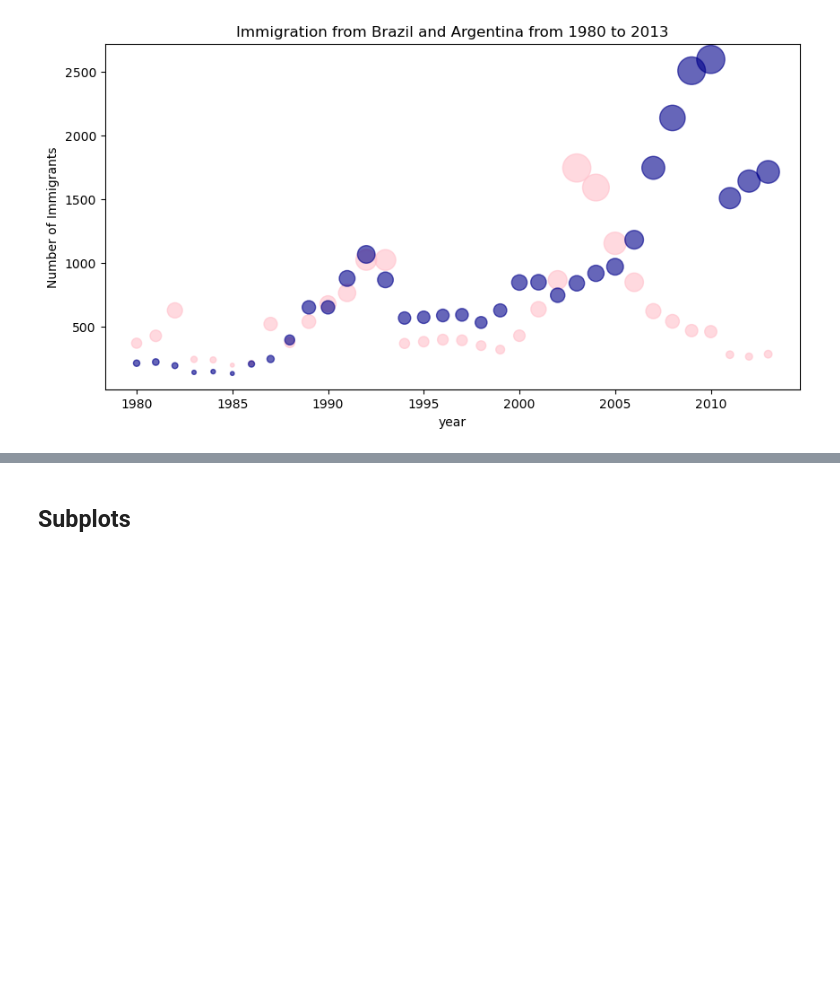
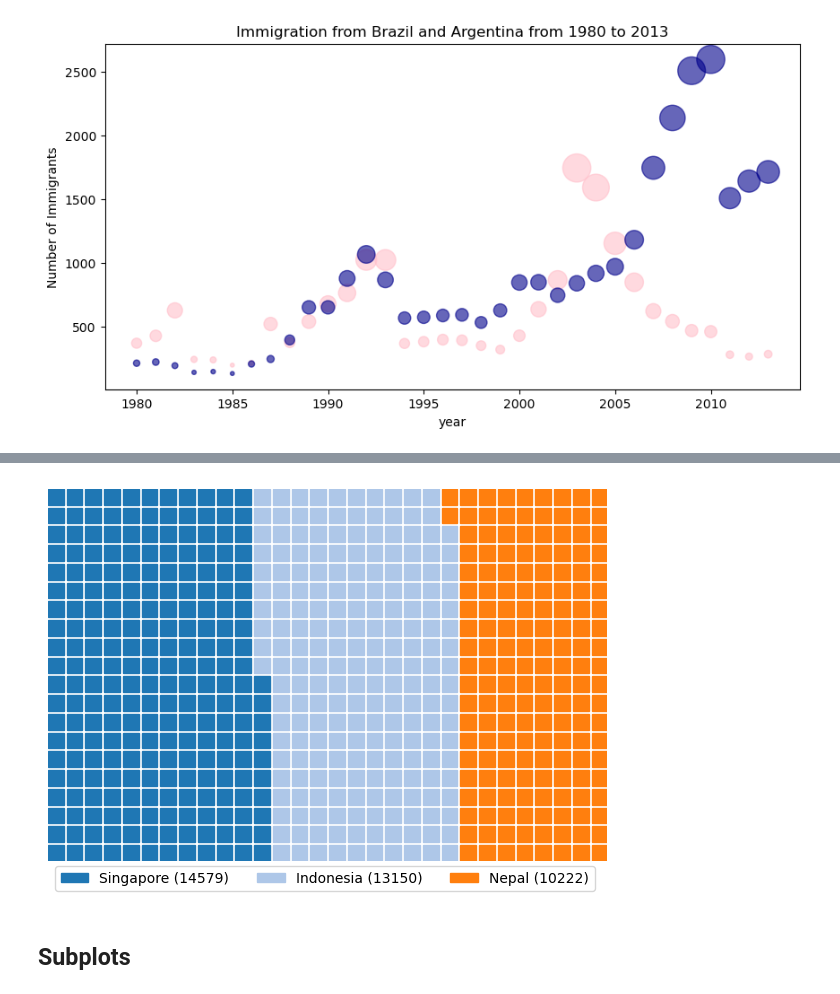
Before and after one commit to zahra-ahmadbeigloo/Data-analysis-projects, a Jupyter notebook: Canada-Immigration-Analysis/Canada-Immigration-Analysis.ipynb, the cells around one changed output, grey strips where cells are left out. Saved outputs shown, nothing was run; the diff lists cells and outputs as text; code cells hidden in the pictures; blank space fills up the shorter version.

```diff
--- a/Canada-Immigration-Analysis/Canada-Immigration-Analysis.ipynb
+++ b/Canada-Immigration-Analysis/Canada-Immigration-Analysis.ipynb
@@ -399,3 +411,12 @@ plt.show()
+# %%
+plt.figure(FigureClass = Waffle,rows = 20, columns = 30,
+                 values = df_asia['Total'].tail(3),
+                 cmap_name = 'tab20',
+                 legend = {'labels': [f"{k} ({v})" for k, v in zip(df_asia["index"].tail(3),df_asia['Total'].tail(3))],
+                            'loc': 'lower left', 'bbox_to_anchor':(0,-0.1),'ncol': 3})
+plt.show()
+# %% [output]
+[figure, added]
 # %% [markdown]
 ## Subplots
 # %%
```
Also changed, not shown: parts of 4 cells of this notebook.
